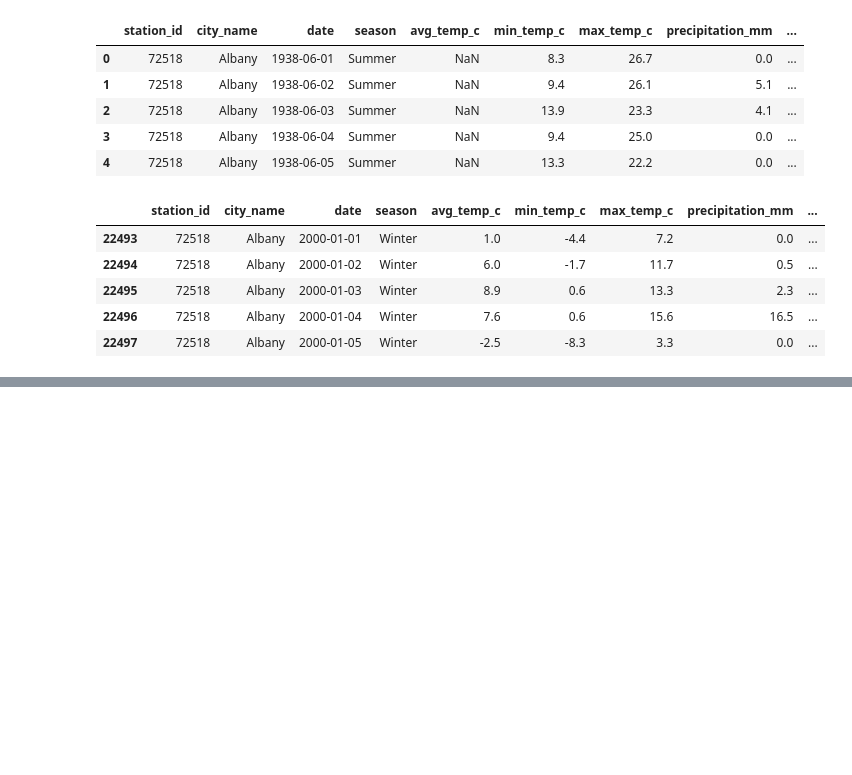
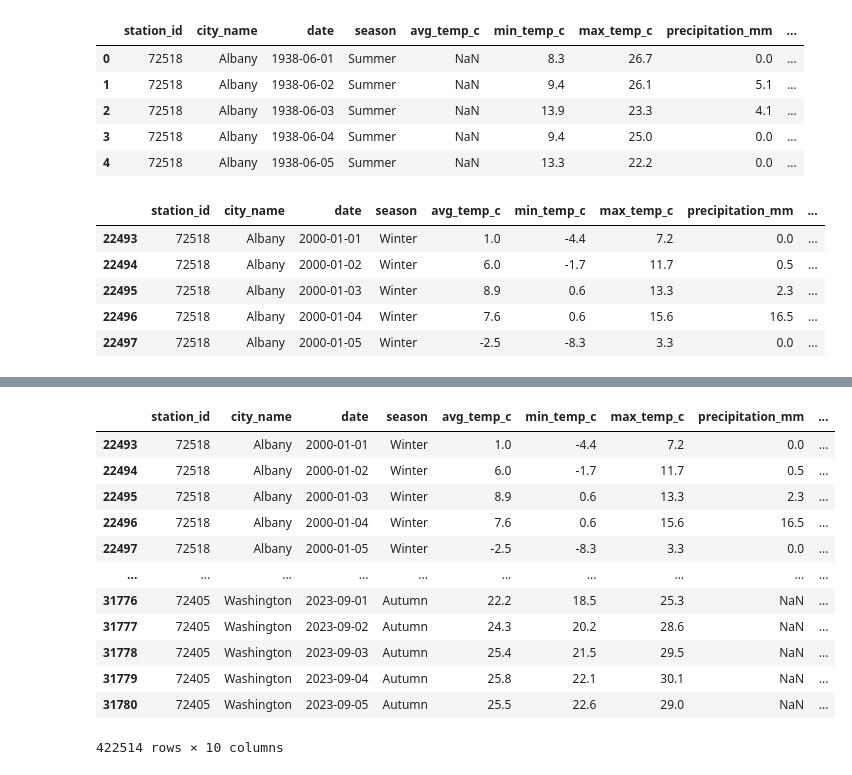
Before and after one commit to atiumcache/flu-forecast-accuracy, a Jupyter notebook: notebooks/weather_data_explore_20240703.ipynb, the cells around one changed output, grey strips where cells are left out. Drawn from its saved outputs; the diff is of its cells as text; code cells hidden in the pictures; blank space fills up the shorter version.

Commit message:
testing weather api

```diff
--- a/notebooks/weather_data_explore_20240703.ipynb
+++ b/notebooks/weather_data_explore_20240703.ipynb
@@ -121,0 +125,13 @@ To get a week's average temperature, we will average the avg_temp_c over the
+# %%
+daily_weather['year'] = daily_weather['date'].dt.year
+# %%
+daily_weather['yearly_avg_temp'] = (daily_weather.groupby('year')
+                                     ['avg_temp_c']
+                                   .transform
+                         ('mean'))
+# %%
+daily_weather.drop(columns=['snow_depth_mm', 'avg_wind_dir_deg',
+                            'avg_wind_speed_kmh', 'peak_wind_gust_kmh',
+                            'avg_sea_level_pres_hpa'],
+                   inplace=True)
+daily_weather.head()
@@ -121,0 +145,16 @@ To get a week's average temperature, we will average the avg_temp_c over the
+# %%
+daily_weather.drop(columns=['sunshine_total_min'])
+# %% [output]
+|  | station_id | city_name | date | season | avg_temp_c | min_temp_c | max_temp_c | precipitation_mm | ... |
+| 22493 | 72518 | Albany | 2000-01-01 | Winter | 1.0 | -4.4 | 7.2 | 0.0 | ... |
+| 22494 | 72518 | Albany | 2000-01-02 | Winter | 6.0 | -1.7 | 11.7 | 0.5 | ... |
+| 22495 | 72518 | Albany | 2000-01-03 | Winter | 8.9 | 0.6 | 13.3 | 2.3 | ... |
+| 22496 | 72518 | Albany | 2000-01-04 | Winter | 7.6 | 0.6 | 15.6 | 16.5 | ... |
+| 22497 | 72518 | Albany | 2000-01-05 | Winter | -2.5 | -8.3 | 3.3 | 0.0 | ... |
+| ... | ... | ... | ... | ... | ... | ... | ... | ... | ... |
+| 31776 | 72405 | Washington | 2023-09-01 | Autumn | 22.2 | 18.5 | 25.3 | NaN | ... |
+| 31777 | 72405 | Washington | 2023-09-02 | Autumn | 24.3 | 20.2 | 28.6 | NaN | ... |
+| 31778 | 72405 | Washington | 2023-09-03 | Autumn | 25.4 | 21.5 | 29.5 | NaN | ... |
+| 31779 | 72405 | Washington | 2023-09-04 | Autumn | 25.8 | 22.1 | 30.1 | NaN | ... |
+| 31780 | 72405 | Washington | 2023-09-05 | Autumn | 25.5 | 22.6 | 29.0 | NaN | ... |
+422514 rows × 10 columns
```
Also changed, not shown: parts of 4 cells of this notebook, 7 other files.
